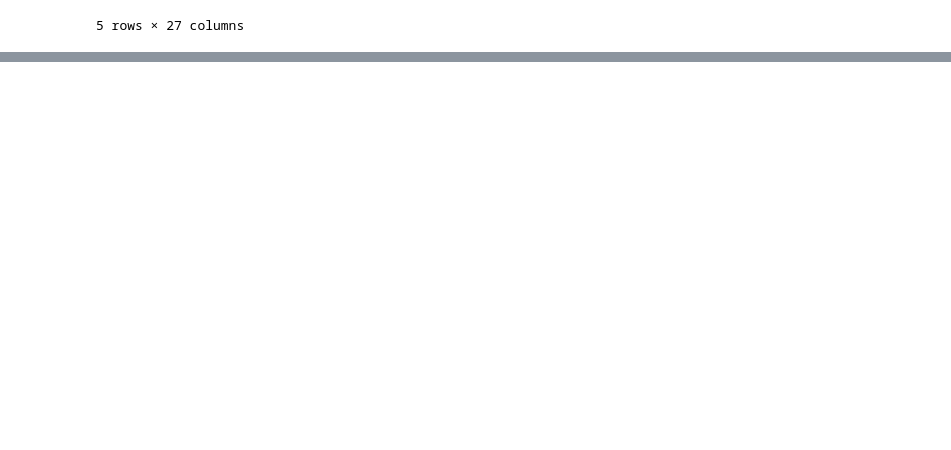
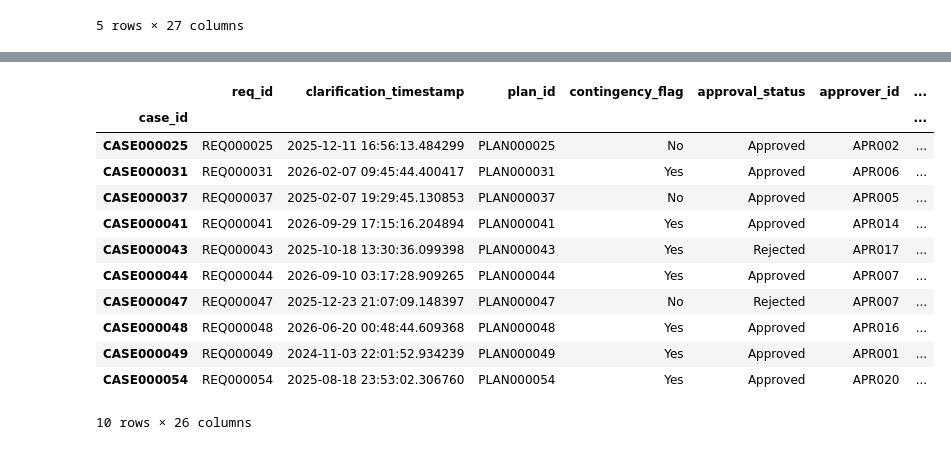
Before and after one commit to DURRAINk/Enterprise-P2P-analytics, a Jupyter notebook: notebooks/p2p_analytics.ipynb, the cells around one changed output, grey strips where cells are left out. Saved outputs shown, nothing was run; the diff lists cells and outputs as text; code cells hidden in the pictures; blank space fills up the shorter version.

```diff
--- a/notebooks/p2p_analytics.ipynb
+++ b/notebooks/p2p_analytics.ipynb
@@ -197,0 +217,18 @@ plt.show()
+# %%
+transaction_df.set_index('case_id').loc[
+    bn_case_ids['clarif_approval']
+]
+# %% [output]
+|  | req_id | clarification_timestamp | plan_id | contingency_flag | approval_status | approver_id | ... |
+| case_id |  |  |  |  |  |  | ... |
+| CASE000025 | REQ000025 | 2025-12-11 16:56:13.484299 | PLAN000025 | No | Approved | APR002 | ... |
+| CASE000031 | REQ000031 | 2026-02-07 09:45:44.400417 | PLAN000031 | Yes | Approved | APR006 | ... |
+| CASE000037 | REQ000037 | 2025-02-07 19:29:45.130853 | PLAN000037 | No | Approved | APR005 | ... |
+| CASE000041 | REQ000041 | 2026-09-29 17:15:16.204894 | PLAN000041 | Yes | Approved | APR014 | ... |
+| CASE000043 | REQ000043 | 2025-10-18 13:30:36.099398 | PLAN000043 | Yes | Rejected | APR017 | ... |
+| CASE000044 | REQ000044 | 2026-09-10 03:17:28.909265 | PLAN000044 | Yes | Approved | APR007 | ... |
+| CASE000047 | REQ000047 | 2025-12-23 21:07:09.148397 | PLAN000047 | No | Rejected | APR007 | ... |
+| CASE000048 | REQ000048 | 2026-06-20 00:48:44.609368 | PLAN000048 | Yes | Approved | APR016 | ... |
+| CASE000049 | REQ000049 | 2024-11-03 22:01:52.934239 | PLAN000049 | Yes | Approved | APR001 | ... |
+| CASE000054 | REQ000054 | 2025-08-18 23:53:02.306760 | PLAN000054 | Yes | Approved | APR020 | ... |
+10 rows × 26 columns
```
Also changed, not shown: parts of 11 cells of this notebook, 6 other files.
